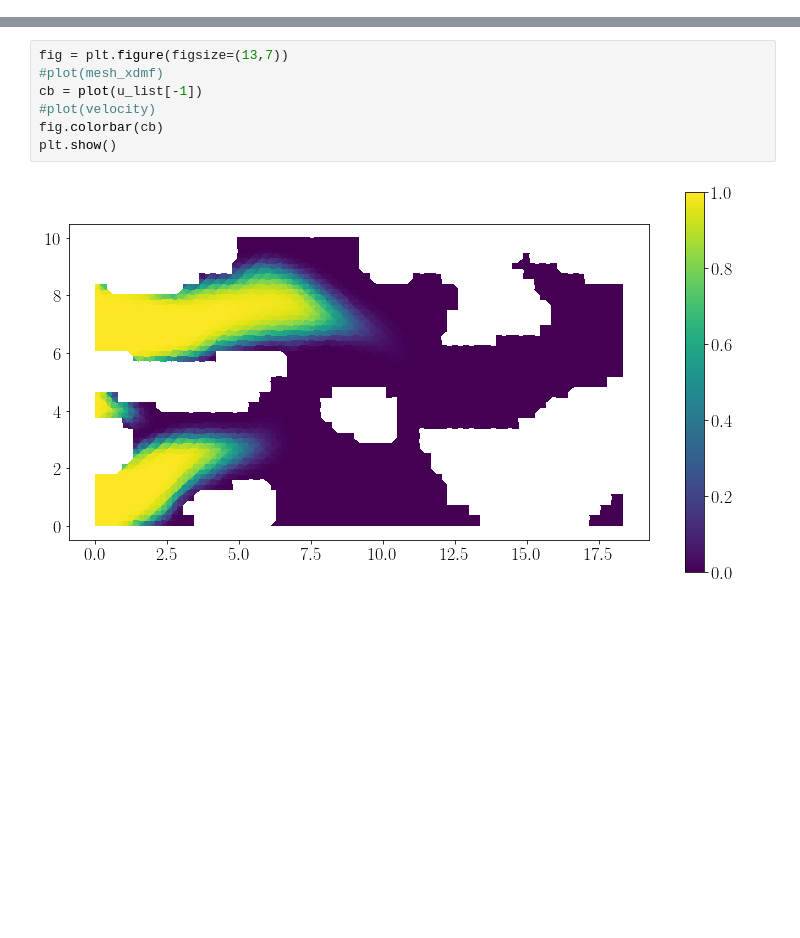
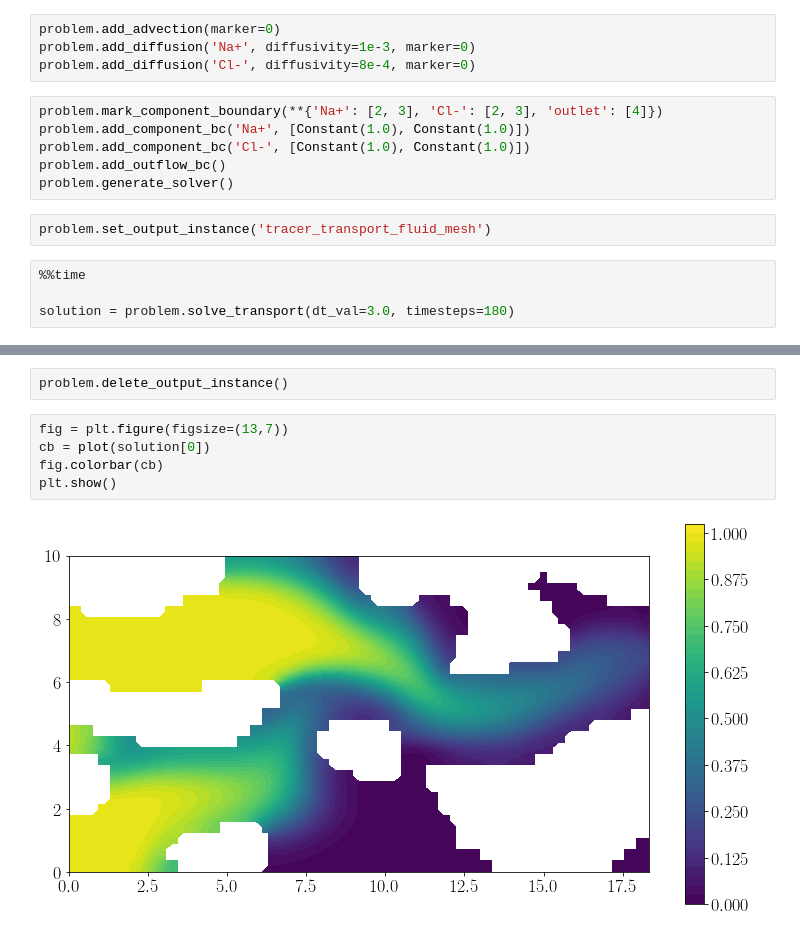
Before and after one commit to pwhuang/RetroPy, a Jupyter notebook: tutorial/3_transport/tracer_transport_fluid_mesh.ipynb, the cells around one changed output, grey strips where cells are left out. Saved outputs shown, nothing was run; the diff lists cells and outputs as text; blank space fills up the shorter version.

Commit message:
Refactored tutorial 3 using TracerTransportProblem class.

```diff
--- a/tutorial/3_transport/tracer_transport_fluid_mesh.ipynb
+++ b/tutorial/3_transport/tracer_transport_fluid_mesh.ipynb
@@ -103,0 +158,16 @@ xdmf_obj.close()
+# %%
+problem.add_advection(marker=0)
+problem.add_diffusion('Na+', diffusivity=1e-3, marker=0)
+problem.add_diffusion('Cl-', diffusivity=8e-4, marker=0)
+# %%
+problem.mark_component_boundary(**{'Na+': [2, 3], 'Cl-': [2, 3], 'outlet': [4]})
+problem.add_component_bc('Na+', [Constant(1.0), Constant(1.0)])
+problem.add_component_bc('Cl-', [Constant(1.0), Constant(1.0)])
+problem.add_outflow_bc()
+problem.generate_solver()
+# %%
+problem.set_output_instance('tracer_transport_fluid_mesh')
+# %%
+%%time
+
+solution = problem.solve_transport(dt_val=3.0, timesteps=180)
@@ -104,9 +177,9 @@ xdmf_obj.close()
+# %%
+problem.delete_output_instance()
 # %%
 fig = plt.figure(figsize=(13,7))
-#plot(mesh_xdmf)
-cb = plot(u_list[-1])
-#plot(velocity)
+cb = plot(solution[0])
 fig.colorbar(cb)
 plt.show()
 # %% [output]
-[figure, old version]
+[figure, new version]
```
Also changed, not shown: parts of 11 cells of this notebook, 7 other files.
